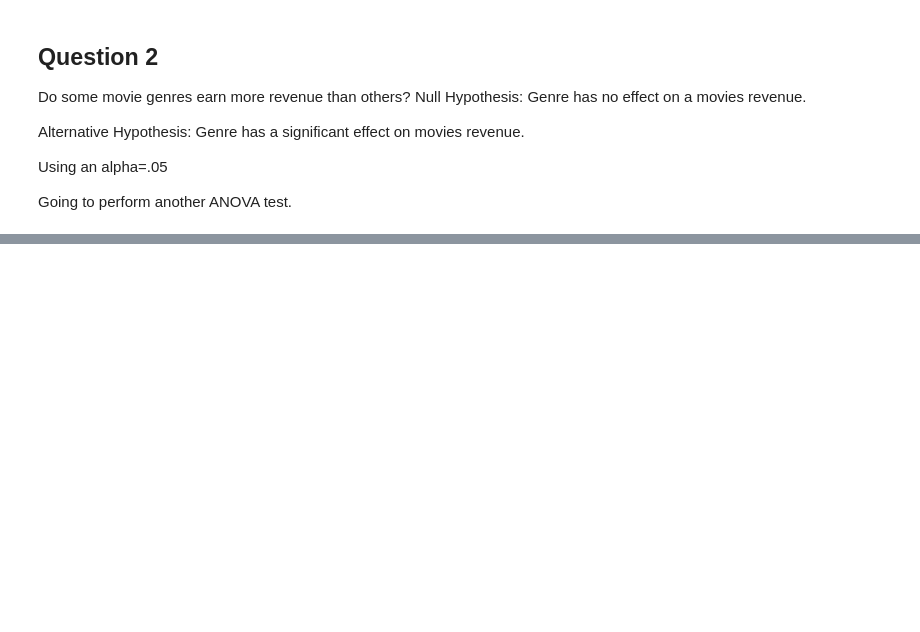
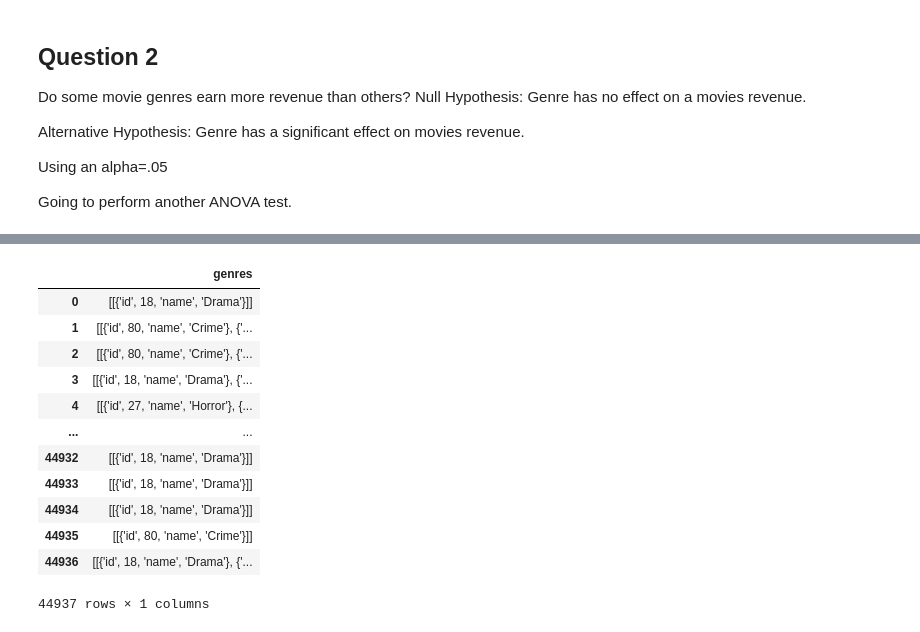
Before and after one commit to fid2445/Project-3-, a Jupyter notebook: Mike Fiddler Project Part 4 Hypothesis Testing.ipynb, the cells around one changed output, grey strips where cells are left out. Drawn from its saved outputs; the diff is of its cells as text; code cells hidden in the pictures; blank space fills up the shorter version.

```diff
--- a/Mike Fiddler Project Part 4 Hypothesis Testing.ipynb
+++ b/Mike Fiddler Project Part 4 Hypothesis Testing.ipynb
@@ -398,0 +458,16 @@ sns.barplot(data=df, x='Diet',y='kg_lost');
+# %%
+x
+# %% [output]
+|  | genres |
+| 0 | [[{'id', 18, 'name', 'Drama'}]] |
+| 1 | [[{'id', 80, 'name', 'Crime'}, {'... |
+| 2 | [[{'id', 80, 'name', 'Crime'}, {'... |
+| 3 | [[{'id', 18, 'name', 'Drama'}, {'... |
+| 4 | [[{'id', 27, 'name', 'Horror'}, {... |
+| ... | ... |
+| 44932 | [[{'id', 18, 'name', 'Drama'}]] |
+| 44933 | [[{'id', 18, 'name', 'Drama'}]] |
+| 44934 | [[{'id', 18, 'name', 'Drama'}]] |
+| 44935 | [[{'id', 80, 'name', 'Crime'}]] |
+| 44936 | [[{'id', 18, 'name', 'Drama'}, {'... |
+44937 rows × 1 columns
```
Also changed, not shown: parts of 15 cells of this notebook.
